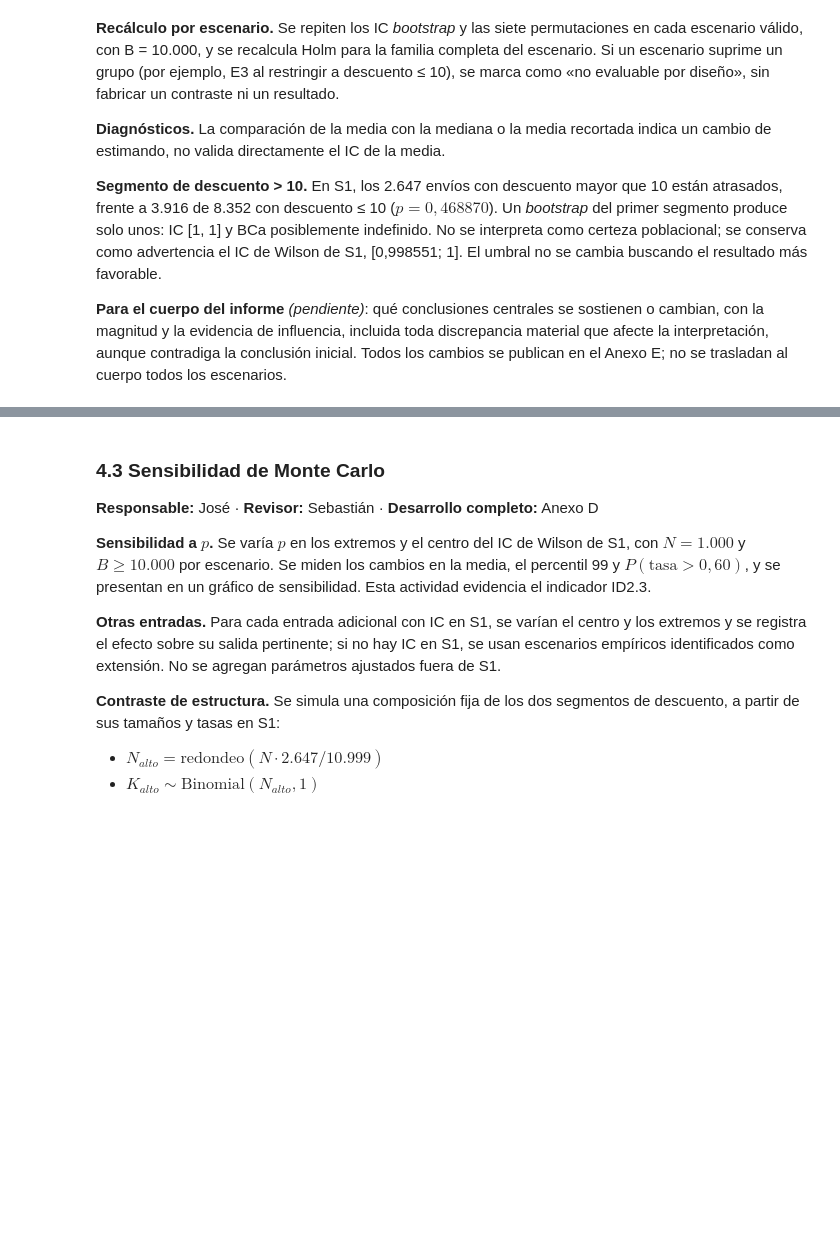
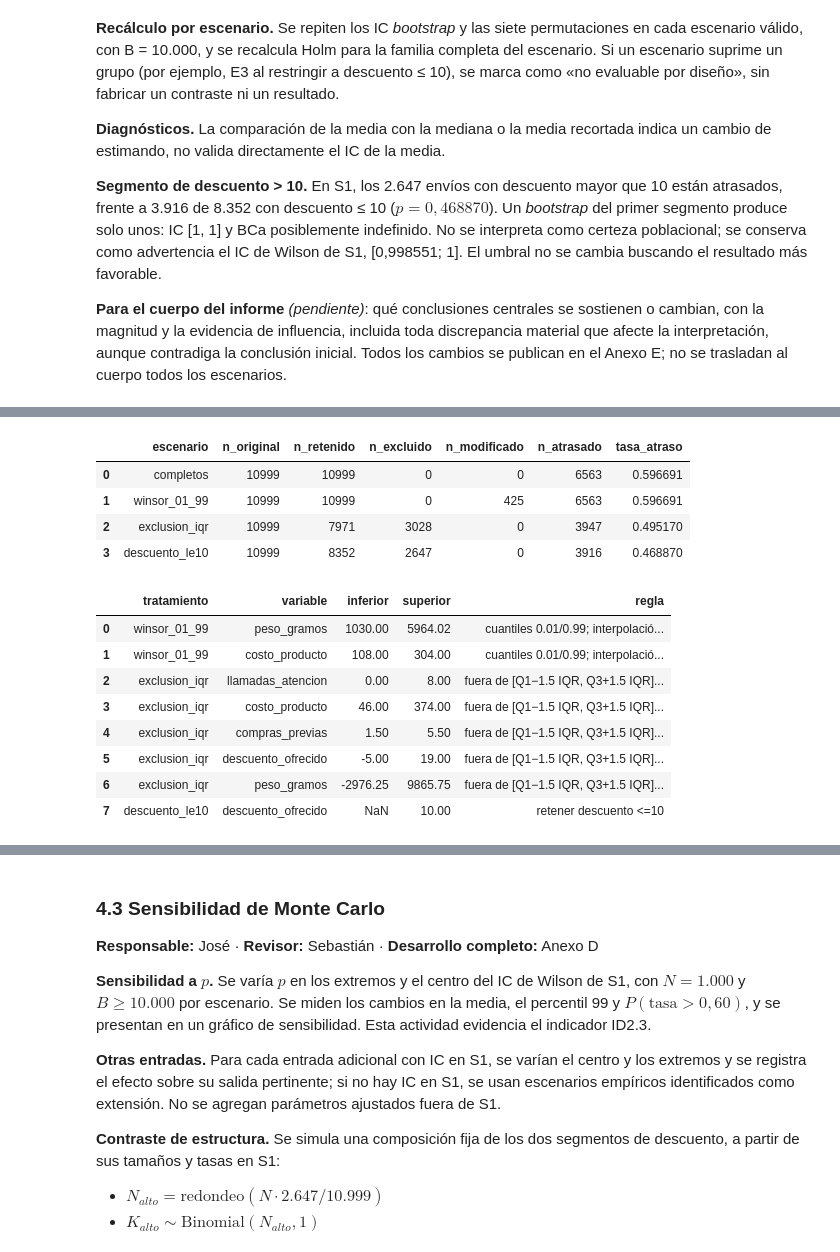
Before and after one commit to joserodriguezc/grupo_1_estadistica_computacional, a Jupyter notebook: sumativa_2/notebooks/sumativa_2_grupo1.ipynb, the cells around one changed output, grey strips where cells are left out. Drawn from its saved outputs; the diff is of its cells as text; code cells hidden in the pictures; blank space fills up the shorter version.

```diff
--- a/sumativa_2/notebooks/sumativa_2_grupo1.ipynb
+++ b/sumativa_2/notebooks/sumativa_2_grupo1.ipynb
@@ -1991,0 +2136,64 @@ Para cada escenario se registran la regla, los IDs afectados, el n retenido y lo
+# %%
+from IPython.display import display
+
+# Decisión de escenario explícita y anterior al cálculo; límites sobre datos completos.
+VARIABLES_IQR_SENS = ['llamadas_atencion', 'costo_producto', 'compras_previas',
+                     'descuento_ofrecido', 'peso_gramos']
+ORDEN_ESCENARIOS_SENS = ('completos', 'winsor_01_99', 'exclusion_iqr', 'descuento_le10')
+B_SENS, LOTE_SENS = 10_000, 32
+original_sens = df.copy(deep=True)
+ESCENARIOS_SENS, resumen_escenarios_sens, umbrales_sens, registros_sens = construir_escenarios_sensibilidad(
+    df, VARIABLES_IQR_SENS)
+pd.testing.assert_frame_equal(df, original_sens)
+assert tuple(ESCENARIOS_SENS)==ORDEN_ESCENARIOS_SENS
+assert set(ESCENARIOS_SENS['descuento_le10']['id_envio'])==set(df.loc[df['descuento_ofrecido'].le(10),'id_envio'])
+assert len(ESCENARIOS_SENS['descuento_le10'])==8352
+for nombre, muestra in ESCENARIOS_SENS.items():
+    assert muestra['id_envio'].is_unique
+    assert set(muestra['id_envio']).issubset(set(df['id_envio']))
+    np.testing.assert_array_equal(muestra[TARGET], df.loc[muestra.index,TARGET])
+    if nombre!='winsor_01_99': pd.testing.assert_frame_equal(muestra, df.loc[muestra.index])
+
+catalogo_sens = inventario[inventario['estimando'].isin(
+    ['rho_spearman', 'r_punto_biserial', 'v_cramer'])].sort_values('id').reset_index(drop=True)
+assert len(catalogo_sens)==35
+# Referencia ya ejecutada: no se vuelve a simular el escenario sin tratamiento.
+base_pruebas_sens = pd.read_csv(TABLAS_S2/'permutaciones_todas.csv', float_precision='round_trip')
+base_coef_sens = pd.concat([pd.read_csv(TABLAS_S2/f'{nombre}_bootstrap.csv', float_precision='round_trip')
+                           for nombre in ['correlaciones','asociaciones']], ignore_index=True)
+assert base_pruebas_sens['codigo'].is_unique and set(base_pruebas_sens['codigo'])==set(ORDEN_PRUEBAS)
+assert base_coef_sens['id'].is_unique and set(base_coef_sens['id'])==set(catalogo_sens['id'])
+assert base_pruebas_sens['B'].ge(B_SENS).all() and base_coef_sens['B'].ge(B_SENS).all()
+assert base_pruebas_sens['n'].eq(len(df)).all() and base_coef_sens['n'].eq(len(df)).all()
+for codigo in ORDEN_PRUEBAS:
+    etiquetas, funcion, meta = preparar_contraste(df, codigo)
+    referencia = base_pruebas_sens.set_index('codigo').loc[codigo]
+    np.testing.assert_allclose(funcion(etiquetas), referencia['estadistico_observado'], rtol=1e-10, atol=1e-12)
+    np.testing.assert_allclose(meta['efecto'], referencia['efecto'], rtol=1e-10, atol=1e-12)
+obs_coef_sens = coeficientes_lote(preparar_coeficientes(df,catalogo_sens), np.arange(len(df))[None,:])[0]
+np.testing.assert_allclose(obs_coef_sens, base_coef_sens.set_index('id').loc[catalogo_sens['id'],'estimacion'], rtol=1e-10, atol=1e-12)
+for archivo in ['permutaciones_metadatos.json','coeficientes_metadatos.json']:
+    registro = json.loads((TABLAS_S2/archivo).read_text())
+    # S1 registra tanto CRLF original como LF normalizado (mismos datos).
+    assert registro['sha256_datos'] in {registro_fuente['file']['sha256'],
+        registro_fuente['file']['sha256_lf_normalized']} and registro['semilla']==SEMILLA
+resumen_escenarios_sens.to_csv(TABLAS_S2/'sensibilidad_escenarios.csv', index=False)
+umbrales_sens.to_csv(TABLAS_S2/'sensibilidad_umbrales.csv', index=False)
+registros_sens.to_csv(TABLAS_S2/'sensibilidad_registros.csv', index=False)
+display(resumen_escenarios_sens)
+display(umbrales_sens)
+# %% [output]
+|  | escenario | n_original | n_retenido | n_excluido | n_modificado | n_atrasado | tasa_atraso |
+| 0 | completos | 10999 | 10999 | 0 | 0 | 6563 | 0.596691 |
+| 1 | winsor_01_99 | 10999 | 10999 | 0 | 425 | 6563 | 0.596691 |
+| 2 | exclusion_iqr | 10999 | 7971 | 3028 | 0 | 3947 | 0.495170 |
+| 3 | descuento_le10 | 10999 | 8352 | 2647 | 0 | 3916 | 0.468870 |
+|  | tratamiento | variable | inferior | superior | regla |
+| 0 | winsor_01_99 | peso_gramos | 1030.00 | 5964.02 | cuantiles 0.01/0.99; interpolació... |
+| 1 | winsor_01_99 | costo_producto | 108.00 | 304.00 | cuantiles 0.01/0.99; interpolació... |
+| 2 | exclusion_iqr | llamadas_atencion | 0.00 | 8.00 | fuera de [Q1−1.5 IQR, Q3+1.5 IQR]... |
+| 3 | exclusion_iqr | costo_producto | 46.00 | 374.00 | fuera de [Q1−1.5 IQR, Q3+1.5 IQR]... |
+| 4 | exclusion_iqr | compras_previas | 1.50 | 5.50 | fuera de [Q1−1.5 IQR, Q3+1.5 IQR]... |
+| 5 | exclusion_iqr | descuento_ofrecido | -5.00 | 19.00 | fuera de [Q1−1.5 IQR, Q3+1.5 IQR]... |
+| 6 | exclusion_iqr | peso_gramos | -2976.25 | 9865.75 | fuera de [Q1−1.5 IQR, Q3+1.5 IQR]... |
+| 7 | descuento_le10 | descuento_ofrecido | NaN | 10.00 | retener descuento <=10 |
```
Also changed, not shown: parts of 6 cells of this notebook, 15 other files.
